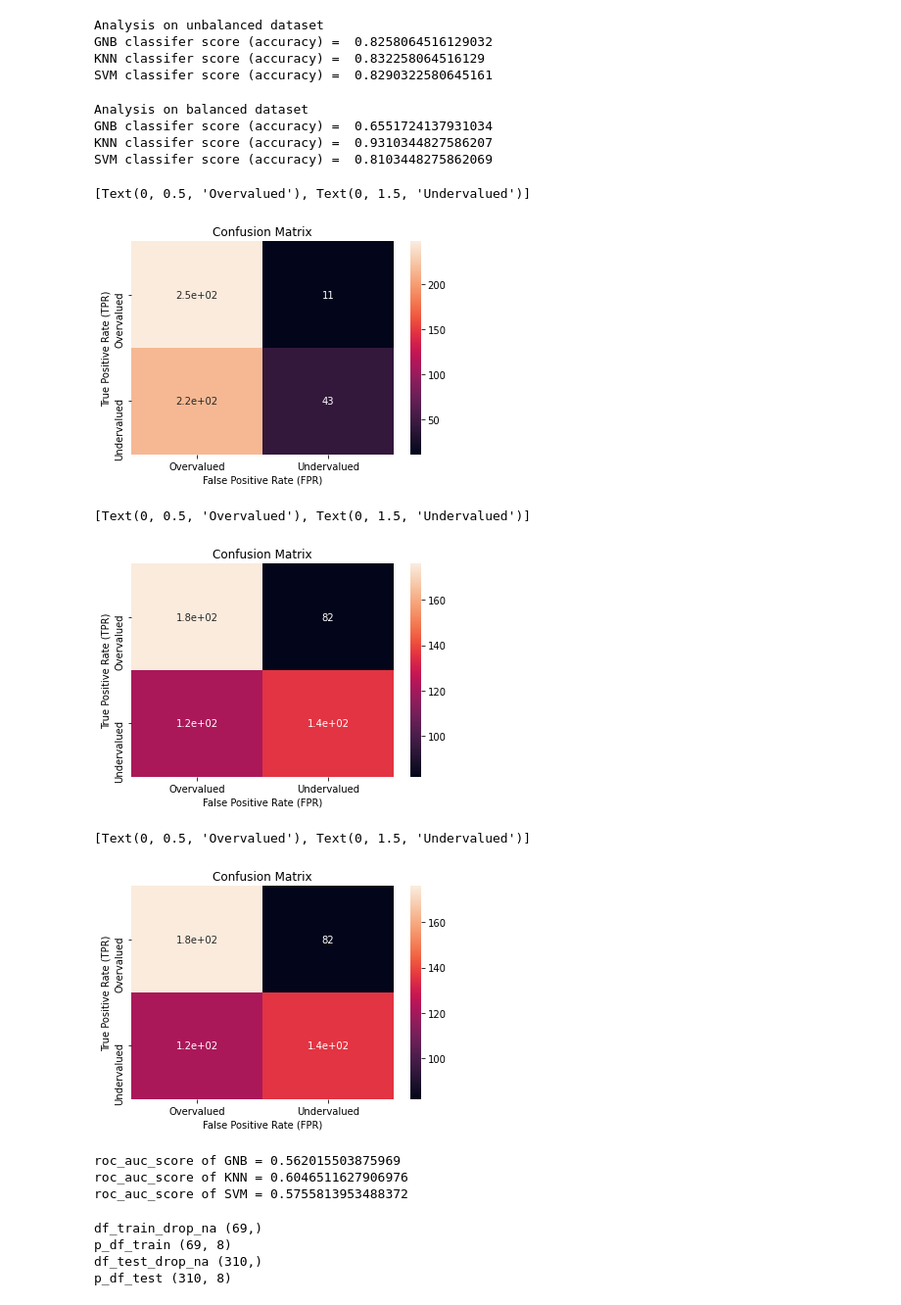
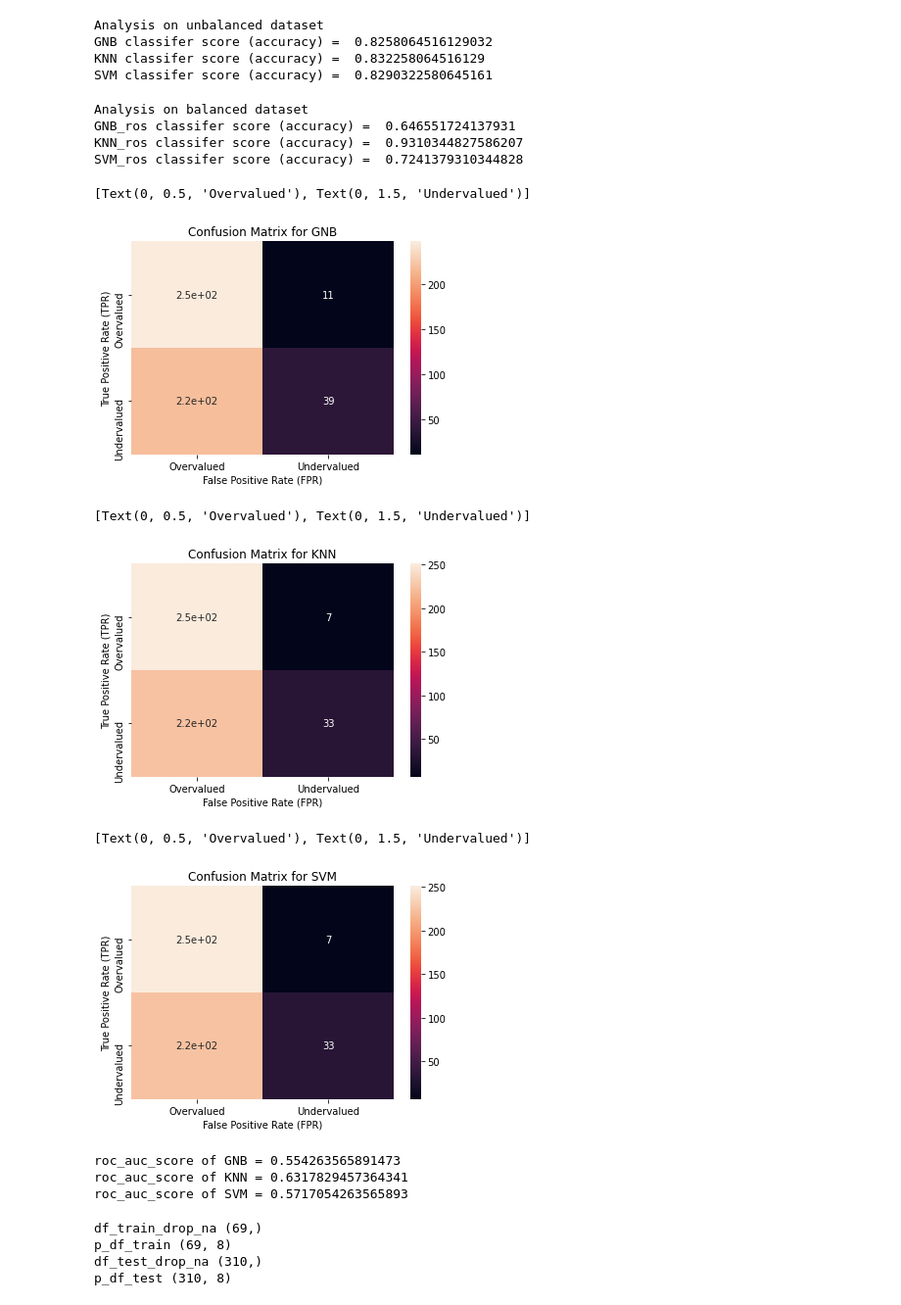
Before and after one commit to tngo0508/capstone_project, a Jupyter notebook: backend/stocks/webscraper/build_ML_model.ipynb, the cells around one changed output. Shown: that part at 98% size. Cells and saved outputs as stored; diff of their text form; code cells hidden in the pictures.

```diff
--- a/backend/stocks/webscraper/build_ML_model.ipynb
+++ b/backend/stocks/webscraper/build_ML_model.ipynb
@@ -131,92 +145,93 @@ from sklearn.svm import SVC
 
 print('Analysis on balanced dataset')
 # find score for Gaussian Naive Bayes classifer
-gnb = GaussianNB()
-gnb.fit(X_train_ros, y_train_ros)
-gnb_score = gnb.score(X_train_ros, y_train_ros)
-print("GNB classifer score (accuracy) = ", gnb_score)
+gnb_ros = GaussianNB()
+gnb_ros.fit(X_train_ros, y_train_ros)
+gnb_ros_score = gnb_ros.score(X_train_ros, y_train_ros)
+print("GNB_ros classifer score (accuracy) = ", gnb_ros_score)
 
 # find score for KNN classifer
-knn = KNeighborsClassifier()
-knn.fit(X_train_ros, y_train_ros)
-knn_score = knn.score(X_train_ros, y_train_ros)
-print("KNN classifer score (accuracy) = ", knn_score)
+knn_ros = KNeighborsClassifier()
+knn_ros.fit(X_train_ros, y_train_ros)
+knn_ros_score = knn_ros.score(X_train_ros, y_train_ros)
+print("KNN_ros classifer score (accuracy) = ", knn_ros_score)
 
 # find score for SVM classifier
-svm = SVC()
-svm.fit(X_train_ros, y_train_ros)
-svm_score = svm.score(X_train_ros, y_train_ros)
-print("SVM classifer score (accuracy) = ", svm_score)
+svm_ros = SVC()
+svm_ros.fit(X_train_ros, y_train_ros)
+svm_ros_score = svm_ros.score(X_train_ros, y_train_ros)
+print("SVM_ros classifer score (accuracy) = ", svm_ros_score)
 # %% [output]
 Analysis on balanced dataset
-GNB classifer score (accuracy) =  0.6551724137931034
-KNN classifer score (accuracy) =  0.9310344827586207
-SVM classifer score (accuracy) =  0.8103448275862069
+GNB_ros classifer score (accuracy) =  0.646551724137931
+KNN_ros classifer score (accuracy) =  0.9310344827586207
+SVM_ros classifer score (accuracy) =  0.7241379310344828
 # %%
 from sklearn.metrics import confusion_matrix
 import matplotlib.pyplot as plt
 import seaborn as sns
-gnb_y_pred = gnb.predict(X_test_ros)
-gnb_con_mat = confusion_matrix(y_test_ros, gnb_y_pred)
+gnb_ros_y_pred = gnb_ros.predict(X_test_ros)
+gnb_ros_con_mat = confusion_matrix(y_test_ros, gnb_ros_y_pred)
 ax = plt.subplot()
-sns.heatmap(gnb_con_mat, annot=True, ax=ax)
+sns.heatmap(gnb_ros_con_mat, annot=True, ax=ax)
 
 ax.set_xlabel('False Positive Rate (FPR)')
 ax.set_ylabel('True Positive Rate (TPR)')
-ax.set_title('Confusion Matrix')
+ax.set_title('Confusion Matrix for GNB')
 ax.xaxis.set_ticklabels(['Overvalued', 'Undervalued'])
 ax.yaxis.set_ticklabels(['Overvalued', 'Undervalued'])
 # %% [output]
 [Text(0, 0.5, 'Overvalued'), Text(0, 1.5, 'Undervalued')]
-[figure, old version]
+[figure, new version]
 # %%
 plt.clf() # clear figure
-knn_y_pred = knn.predict(X_test_ros)
-knn_con_mat = confusion_matrix(y_test_ros, knn_y_pred)
+knn_ros_y_pred = knn_ros.predict(X_test_ros)
+knn_ros_con_mat = confusion_matrix(y_test_ros, knn_ros_y_pred)
 ax = plt.subplot()
 sns.heatmap(knn_con_mat, annot=True, ax=ax)
 
 ax.set_xlabel('False Positive Rate (FPR)')
 ax.set_ylabel('True Positive Rate (TPR)')
-ax.set_title('Confusion Matrix')
+ax.set_title('Confusion Matrix for KNN')
 ax.xaxis.set_ticklabels(['Overvalued', 'Undervalued'])
 ax.yaxis.set_ticklabels(['Overvalued', 'Undervalued'])
 # %% [output]
 [Text(0, 0.5, 'Overvalued'), Text(0, 1.5, 'Undervalued')]
-[figure, old version]
+[figure, new version]
 # %%
 plt.clf() # clear figure
-svm_y_pred = svm.predict(X_test_ros)
-svm_con_mat = confusion_matrix(y_test_ros, svm_y_pred)
+svm_ros_y_pred = svm_ros.predict(X_test_ros)
+svm_ros_con_mat = confusion_matrix(y_test_ros, svm_ros_y_pred)
 ax = plt.subplot()
 sns.heatmap(knn_con_mat, annot=True, ax=ax)
 
 ax.set_xlabel('False Positive Rate (FPR)')
 ax.set_ylabel('True Positive Rate (TPR)')
-ax.set_title('Confusion Matrix')
+ax.set_title('Confusion Matrix for SVM')
 ax.xaxis.set_ticklabels(['Overvalued', 'Undervalued'])
 ax.yaxis.set_ticklabels(['Overvalued', 'Undervalued'])
 # %% [output]
 [Text(0, 0.5, 'Overvalued'), Text(0, 1.5, 'Undervalued')]
-[figure, old version]
+[figure, new version]
 # %%
 # use Area Under Curve (AUC) to determine which classifier is the best
 from sklearn.metrics import roc_auc_score
 from sklearn.preprocessing import LabelEncoder
+import numpy as np
 
 label_encoder = LabelEncoder()
 le_y_test_ros = label_encoder.fit_transform(y_test_ros) # overvalued=0, undervalued=1
 y_test_ros = np.asarray(le_y_test_ros).astype('float32')
 
-le_gnb_y_pred = label_encoder.fit_transform(gnb_y_pred) # overvalued=0, undervalued=1
+le_gnb_y_pred = label_encoder.fit_transform(gnb_ros_y_pred) # overvalued=0, undervalued=1
 y_pred_ros_gnb = np.asarray(le_gnb_y_pred).astype('float32')
 roc_auc_score_gnb = roc_auc_score(y_test_ros, y_pred_ros_gnb)
 
-le_knn_y_pred = label_encoder.fit_transform(knn_y_pred) # overvalued=0, undervalued=1
+le_knn_y_pred = label_encoder.fit_transform(knn_ros_y_pred) # overvalued=0, undervalued=1
 y_pred_ros_knn = np.asarray(le_knn_y_pred).astype('float32')
 roc_auc_score_knn = roc_auc_score(y_test_ros, y_pred_ros_knn)
 
-le_svm_y_pred = label_encoder.fit_transform(svm_y_pred) # overvalued=0, undervalued=1
+le_svm_y_pred = label_encoder.fit_transform(svm_ros_y_pred) # overvalued=0, undervalued=1
 y_pred_ros_svm = np.asarray(le_svm_y_pred).astype('float32')
 roc_auc_score_svm = roc_auc_score(y_test_ros, y_pred_ros_svm)
 
@@ -224,9 +239,9 @@ print('roc_auc_score of GNB =', roc_auc_score_gnb)
 print('roc_auc_score of KNN =', roc_auc_score_knn)
 print('roc_auc_score of SVM =', roc_auc_score_svm)
 # %% [output]
-roc_auc_score of GNB = 0.562015503875969
-roc_auc_score of KNN = 0.6046511627906976
-roc_auc_score of SVM = 0.5755813953488372
+roc_auc_score of GNB = 0.554263565891473
+roc_auc_score of KNN = 0.6317829457364341
+roc_auc_score of SVM = 0.5717054263565893
 # %%
 print('df_train_drop_na', df_train_drop_na['target'].shape)
 print('p_df_train', sdd_df_train.shape)
```
Also changed, not shown: parts of 8 cells of this notebook, 8 other files.
